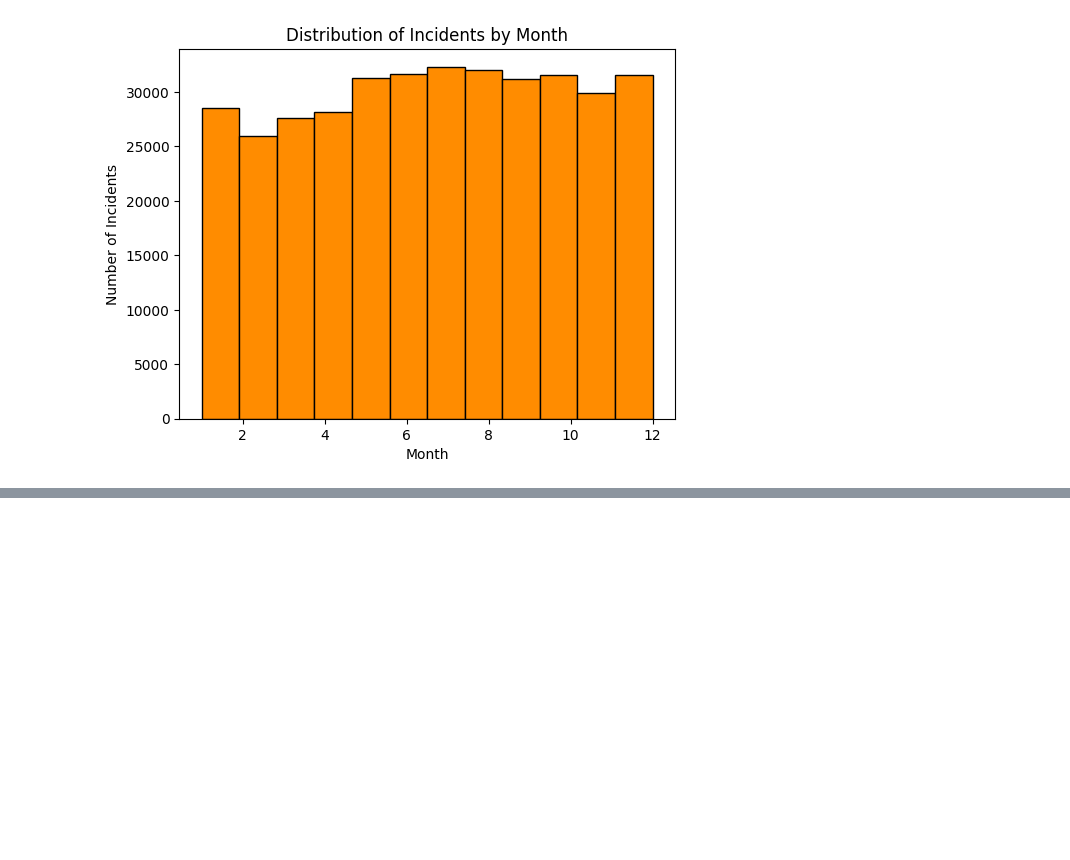
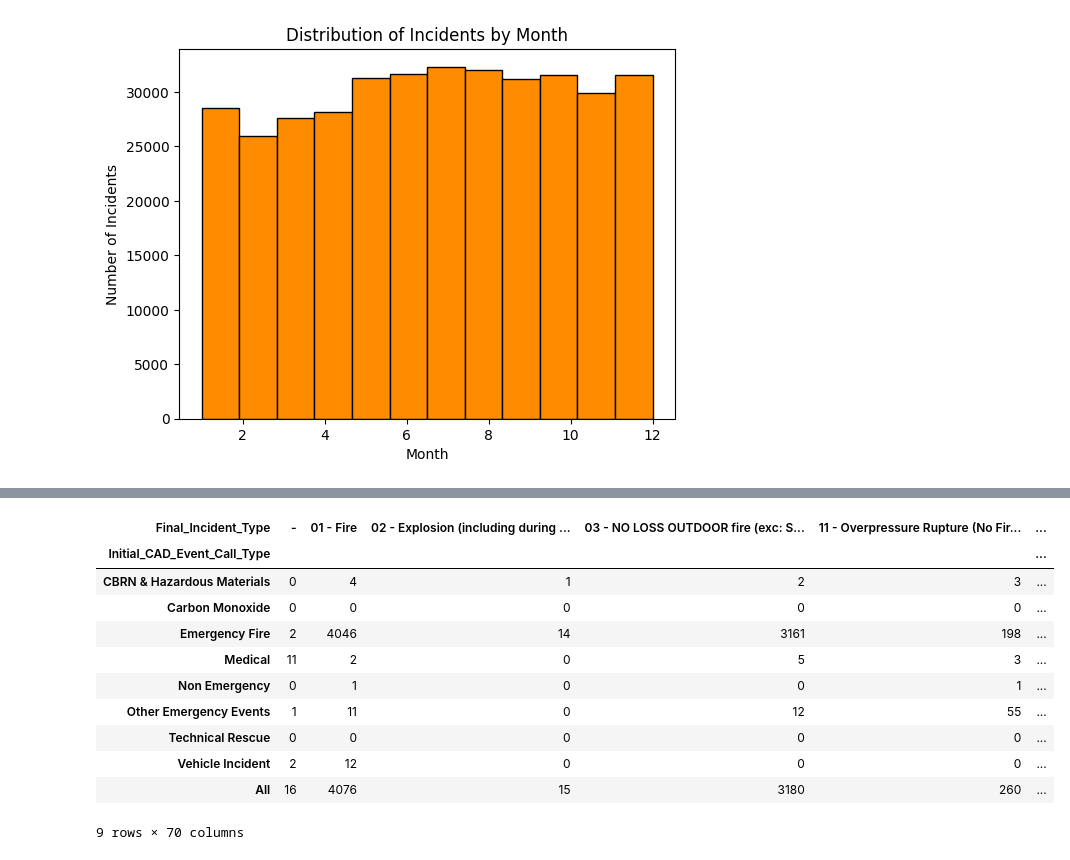
Before and after one commit to gdgarcian/urban-emergency-response, a Jupyter notebook: capstone.ipynb, the cells around one changed output, grey strips where cells are left out. Cells and saved outputs as stored; diff of their text form; code cells hidden in the pictures; blank space fills up the shorter version.

```diff
--- a/capstone.ipynb
+++ b/capstone.ipynb
@@ -237,0 +301,19 @@ plt.show()
+# %%
+pd.crosstab(
+    df['Initial_CAD_Event_Call_Type'],
+    df['Final_Incident_Type'],
+    margins=True
+)
+# %% [output]
+| Final_Incident_Type | - | 01 - Fire | 02 - Explosion (including during ... | 03 - NO LOSS OUTDOOR fire (exc: S... | 11 - Overpressure Rupture (No Fir... | ... |
+| Initial_CAD_Event_Call_Type |  |  |  |  |  | ... |
+| CBRN & Hazardous Materials | 0 | 4 | 1 | 2 | 3 | ... |
+| Carbon Monoxide | 0 | 0 | 0 | 0 | 0 | ... |
+| Emergency Fire | 2 | 4046 | 14 | 3161 | 198 | ... |
+| Medical | 11 | 2 | 0 | 5 | 3 | ... |
+| Non Emergency | 0 | 1 | 0 | 0 | 1 | ... |
+| Other Emergency Events | 1 | 11 | 0 | 12 | 55 | ... |
+| Technical Rescue | 0 | 0 | 0 | 0 | 0 | ... |
+| Vehicle Incident | 2 | 12 | 0 | 0 | 0 | ... |
+| All | 16 | 4076 | 15 | 3180 | 260 | ... |
+9 rows × 70 columns
```
Also changed, not shown: parts of 7 cells of this notebook.
